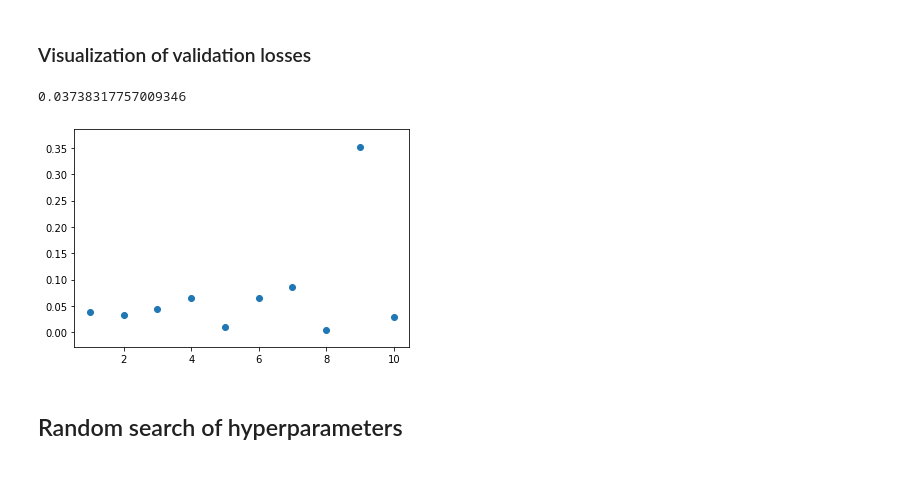
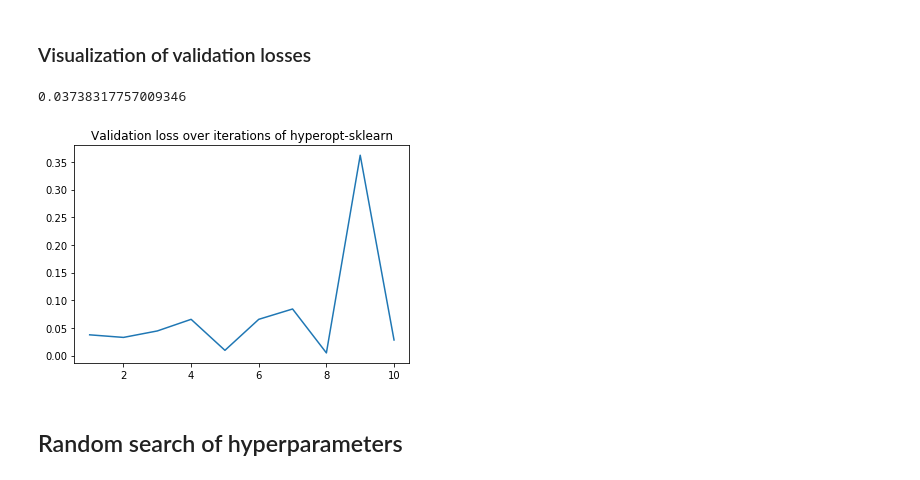
Before and after one commit to DianaDI/seminar-automl, a Jupyter notebook: Seminar Notebook.ipynb, the cells around one changed output. Cells and saved outputs as stored; diff of their text form; code cells hidden in the pictures.

```diff
--- a/Seminar Notebook.ipynb
+++ b/Seminar Notebook.ipynb
@@ -133,14 +147,15 @@ Image("tree_ho.png")
 # %%
 print(estim.trials.results[0]['loss'])
 
 y = range(1, n_iter_search+1)
 X = [i['loss'] for i in estim.trials.results]
 plt.figure(1)
-plt.scatter(y, X)
+plt.title("Validation loss over iterations of hyperopt-sklearn")
+plt.plot(y, X, label="Loss")
 plt.show()
 # %% [output]
 0.03738317757009346
-[figure, old version]
+[figure, new version]
 # %% [markdown]
 ## Random search of hyperparameters
 # %%
```
Also changed, not shown: parts of 43 cells of this notebook, 2 other files.
